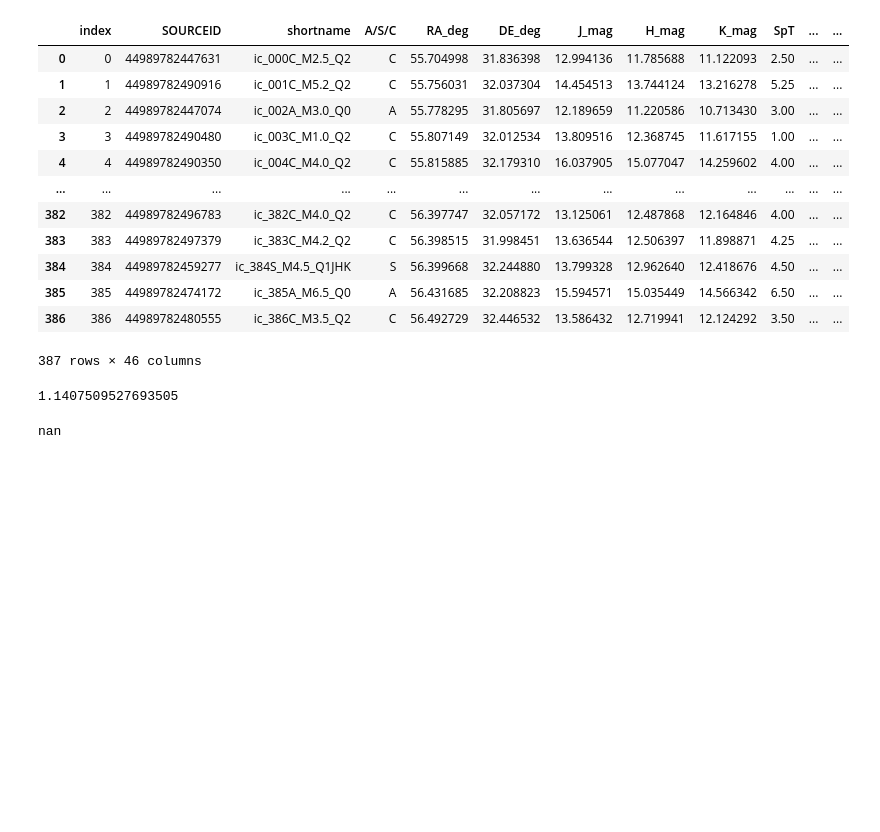
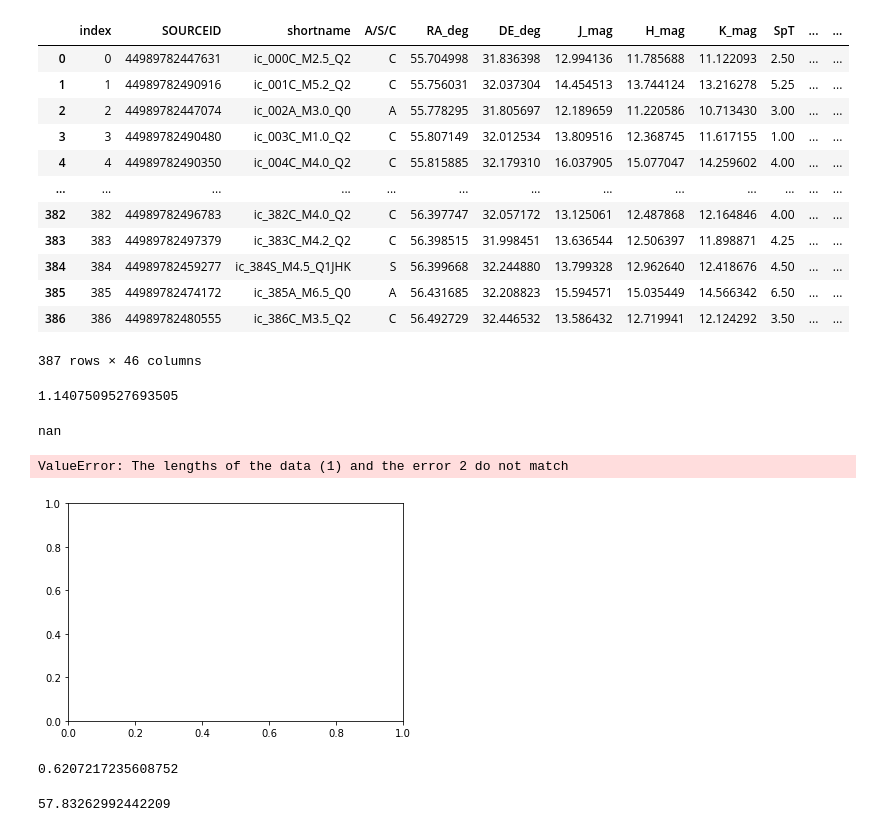
Before and after one commit to tomr-stargazer/Variability_Project_2020, a Jupyter notebook: wuvars/analysis/prototypes/Period results v4.ipynb, the cells around one changed output. Drawn from its saved outputs; the diff is of its cells as text; code cells hidden in the pictures; blank space fills up the shorter version.

```diff
--- a/wuvars/analysis/prototypes/Period results v4.ipynb
+++ b/wuvars/analysis/prototypes/Period results v4.ipynb
@@ -61,0 +67,13 @@ np.isfinite?
+# %%
+plt.errorbar([1,1][0], [2,2][0], yerr=[[0.5,1], [0.5,1]][0])
+# %% [output]
+ValueError: The lengths of the data (1) and the error 2 do not match
+[figure, added]
+# %%
+10**min_per_bin
+# %% [output]
+0.6207217235608752
+# %%
+10**max_per_bin
+# %% [output]
+57.83262992442209
```
Also changed, not shown: parts of 2 cells of this notebook.
